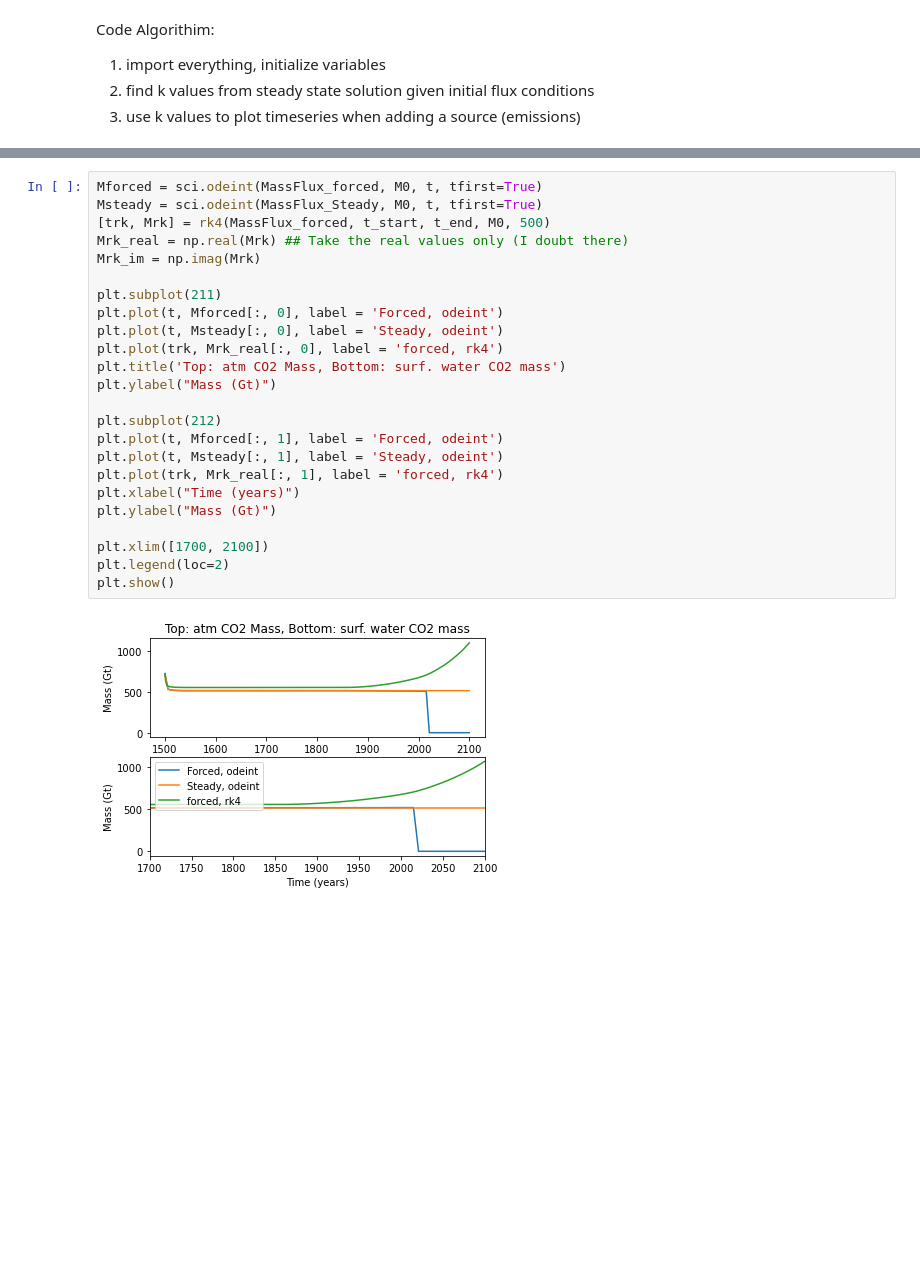
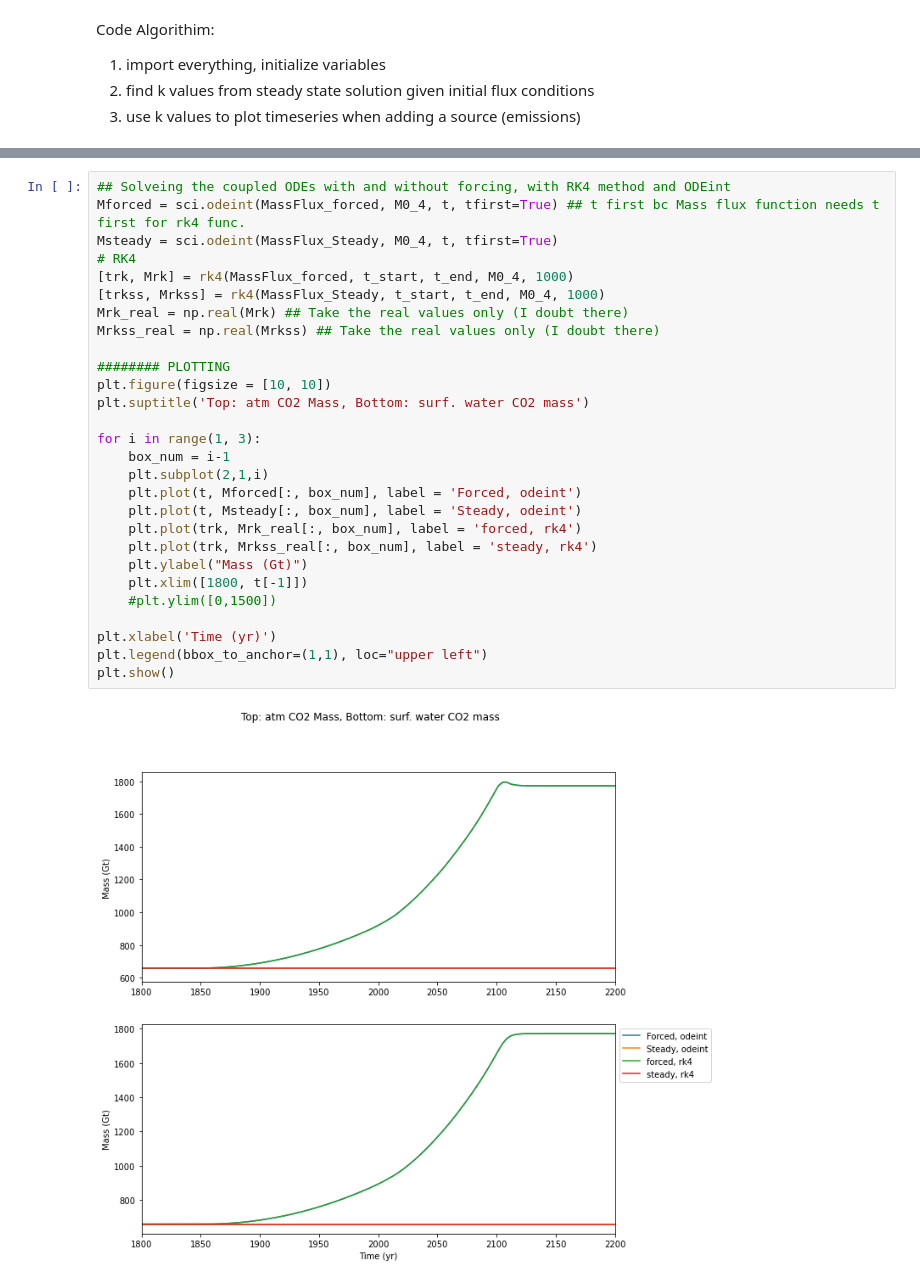
Before and after one commit to cmparr/EOSC453, a Jupyter notebook: Assignment1.ipynb, the cells around one changed output, grey strips where cells are left out. Cells and saved outputs as stored; diff of their text form; blank space fills up the shorter version.

Commit message:
Assingment 1 notebook has examples of using and plotting both 4 and 9 box model, functions updated as of now

```diff
--- a/Assignment1.ipynb
+++ b/Assignment1.ipynb
@@ -46,26 +24,30 @@ Thinking if we use the same code to plot everything we can keep it clean by crea
 # %%
-Mforced = sci.odeint(MassFlux_forced, M0, t, tfirst=True)
-Msteady = sci.odeint(MassFlux_Steady, M0, t, tfirst=True)
-[trk, Mrk] = rk4(MassFlux_forced, t_start, t_end, M0, 500)
+## Solveing the coupled ODEs with and without forcing, with RK4 method and ODEint
+Mforced = sci.odeint(MassFlux_forced, M0_4, t, tfirst=True) ## t first bc Mass flux function needs t first for rk4 func.
+Msteady = sci.odeint(MassFlux_Steady, M0_4, t, tfirst=True)
+# RK4
+[trk, Mrk] = rk4(MassFlux_forced, t_start, t_end, M0_4, 1000)
+[trkss, Mrkss] = rk4(MassFlux_Steady, t_start, t_end, M0_4, 1000)
 Mrk_real = np.real(Mrk) ## Take the real values only (I doubt there)
-Mrk_im = np.imag(Mrk)
+Mrkss_real = np.real(Mrkss) ## Take the real values only (I doubt there)
 
-plt.subplot(211)
-plt.plot(t, Mforced[:, 0], label = 'Forced, odeint')
-plt.plot(t, Msteady[:, 0], label = 'Steady, odeint')
-plt.plot(trk, Mrk_real[:, 0], label = 'forced, rk4')
-plt.title('Top: atm CO2 Mass, Bottom: surf. water CO2 mass')
-plt.ylabel("Mass (Gt)")
+######## PLOTTING
+plt.figure(figsize = [10, 10])
+plt.suptitle('Top: atm CO2 Mass, Bottom: surf. water CO2 mass')
 
-plt.subplot(212)
-plt.plot(t, Mforced[:, 1], label = 'Forced, odeint')
-plt.plot(t, Msteady[:, 1], label = 'Steady, odeint')
-plt.plot(trk, Mrk_real[:, 1], label = 'forced, rk4')
-plt.xlabel("Time (years)")
-plt.ylabel("Mass (Gt)")
+for i in range(1, 3):
+    box_num = i-1
+    plt.subplot(2,1,i)
+    plt.plot(t, Mforced[:, box_num], label = 'Forced, odeint')
+    plt.plot(t, Msteady[:, box_num], label = 'Steady, odeint')
+    plt.plot(trk, Mrk_real[:, box_num], label = 'forced, rk4')
+    plt.plot(trk, Mrkss_real[:, box_num], label = 'steady, rk4')
+    plt.ylabel("Mass (Gt)")
+    plt.xlim([1800, t[-1]])
+    #plt.ylim([0,1500])
 
-plt.xlim([1700, 2100])
-plt.legend(loc=2)
+plt.xlabel('Time (yr)')
+plt.legend(bbox_to_anchor=(1,1), loc="upper left")
 plt.show()
 # %% [output]
-[figure, old version]
+[figure, new version]
```
Also changed, not shown: parts of 9 cells of this notebook, 1 other file.
